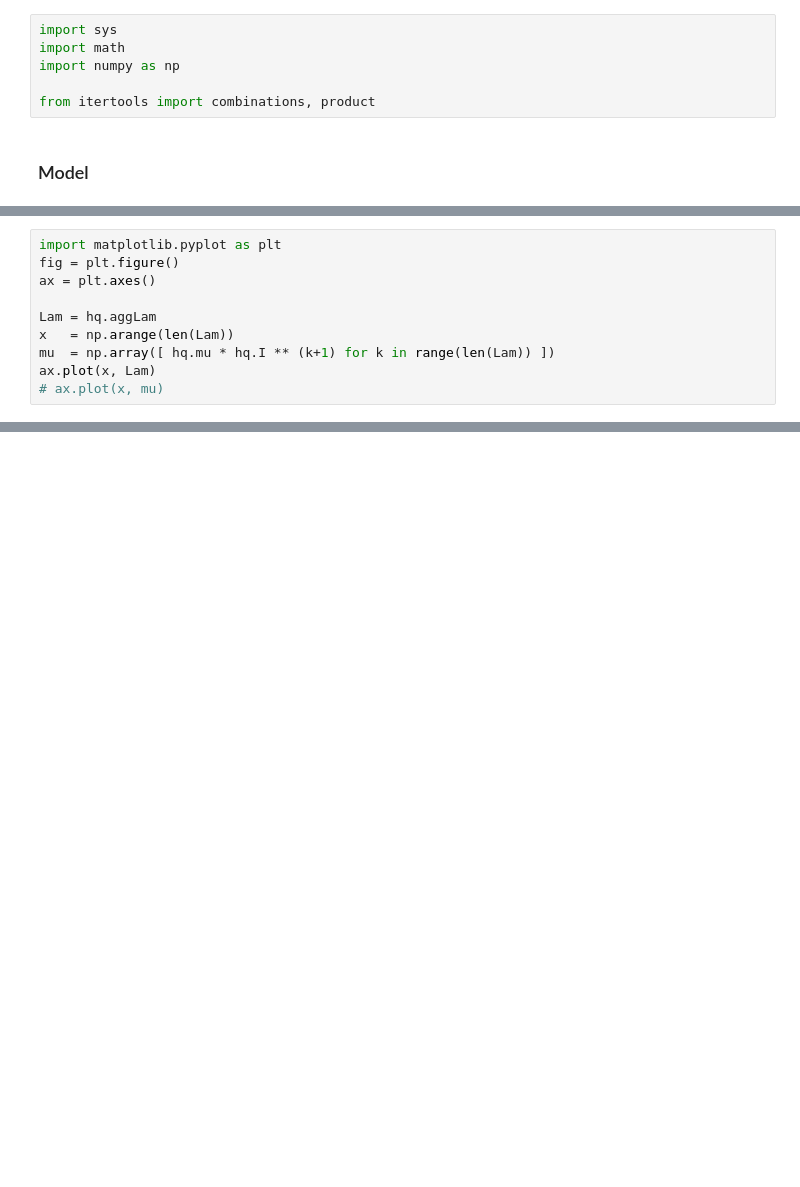
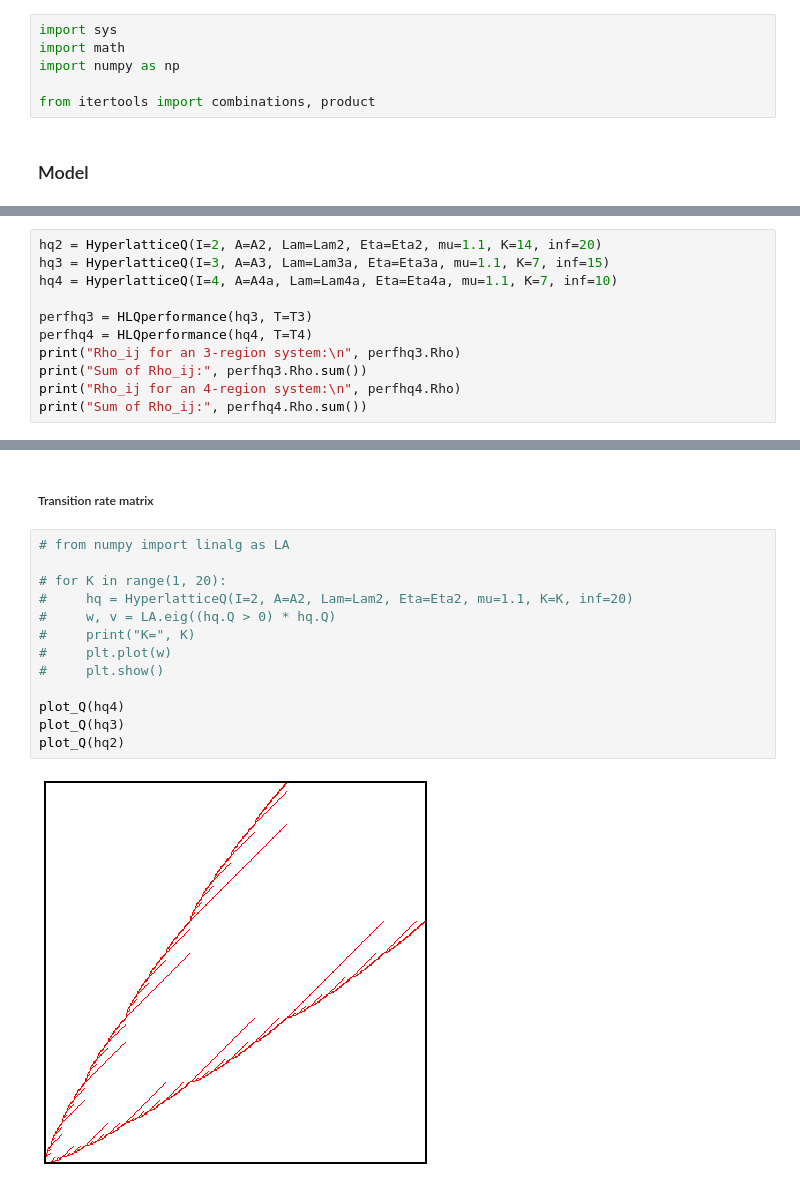
Before and after one commit to meowoodie/Hyperlattice-Queueing-Model, a Jupyter notebook: hyperlattice_queue.ipynb, the cells around one changed output, grey strips where cells are left out. Saved outputs shown, nothing was run; the diff lists cells and outputs as text; blank space fills up the shorter version.

```diff
--- a/hyperlattice_queue.ipynb
+++ b/hyperlattice_queue.ipynb
@@ -291,10 +253,0 @@ I=2
-# %%
-import matplotlib.pyplot as plt
-fig = plt.figure()
-ax = plt.axes()
-
-Lam = hq.aggLam
-x   = np.arange(len(Lam))
-mu  = np.array([ hq.mu * hq.I ** (k+1) for k in range(len(Lam)) ])
-ax.plot(x, Lam)
-# ax.plot(x, mu)
@@ -303,0 +690,11 @@ ax.plot(x, Lam)
+# %%
+hq2 = HyperlatticeQ(I=2, A=A2, Lam=Lam2, Eta=Eta2, mu=1.1, K=14, inf=20)
+hq3 = HyperlatticeQ(I=3, A=A3, Lam=Lam3a, Eta=Eta3a, mu=1.1, K=7, inf=15)
+hq4 = HyperlatticeQ(I=4, A=A4a, Lam=Lam4a, Eta=Eta4a, mu=1.1, K=7, inf=10)
+
+perfhq3 = HLQperformance(hq3, T=T3)
+perfhq4 = HLQperformance(hq4, T=T4)
+print("Rho_ij for an 3-region system:\n", perfhq3.Rho)
+print("Sum of Rho_ij:", perfhq3.Rho.sum())
+print("Rho_ij for an 4-region system:\n", perfhq4.Rho)
+print("Sum of Rho_ij:", perfhq4.Rho.sum())
@@ -303,0 +843,17 @@ ax.plot(x, Lam)
+# %% [markdown]
+##### Transition rate matrix
+# %%
+# from numpy import linalg as LA
+
+# for K in range(1, 20):
+#     hq = HyperlatticeQ(I=2, A=A2, Lam=Lam2, Eta=Eta2, mu=1.1, K=K, inf=20)
+#     w, v = LA.eig((hq.Q > 0) * hq.Q)
+#     print("K=", K)
+#     plt.plot(w)
+#     plt.show()
+
+plot_Q(hq4)
+plot_Q(hq3)
+plot_Q(hq2)
+# %% [output]
+[figure, added]
```
Also changed, not shown: parts of 23 cells of this notebook.
